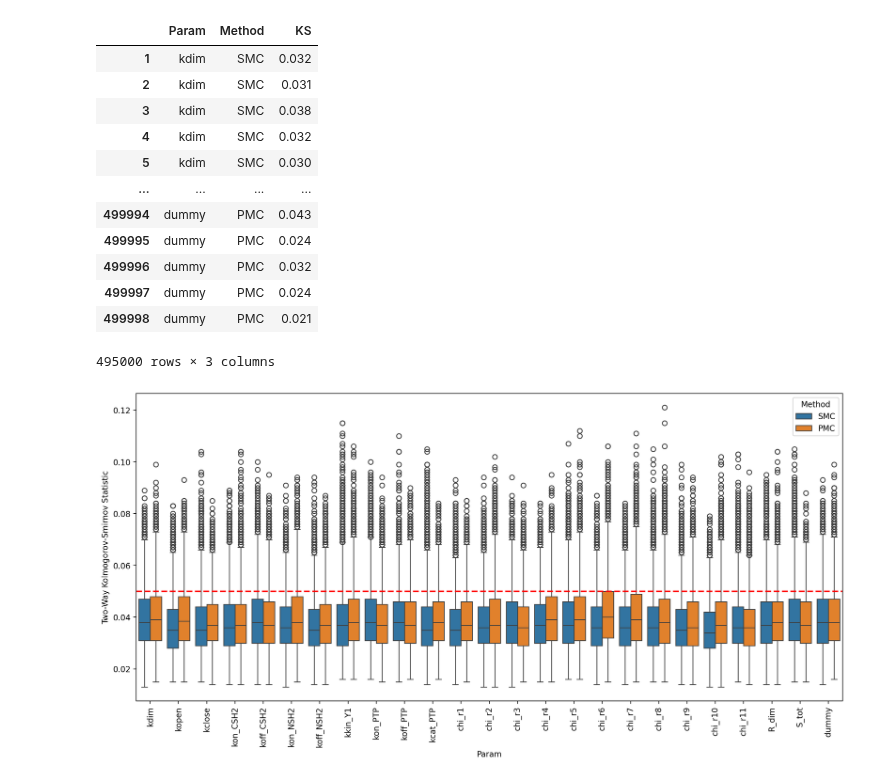
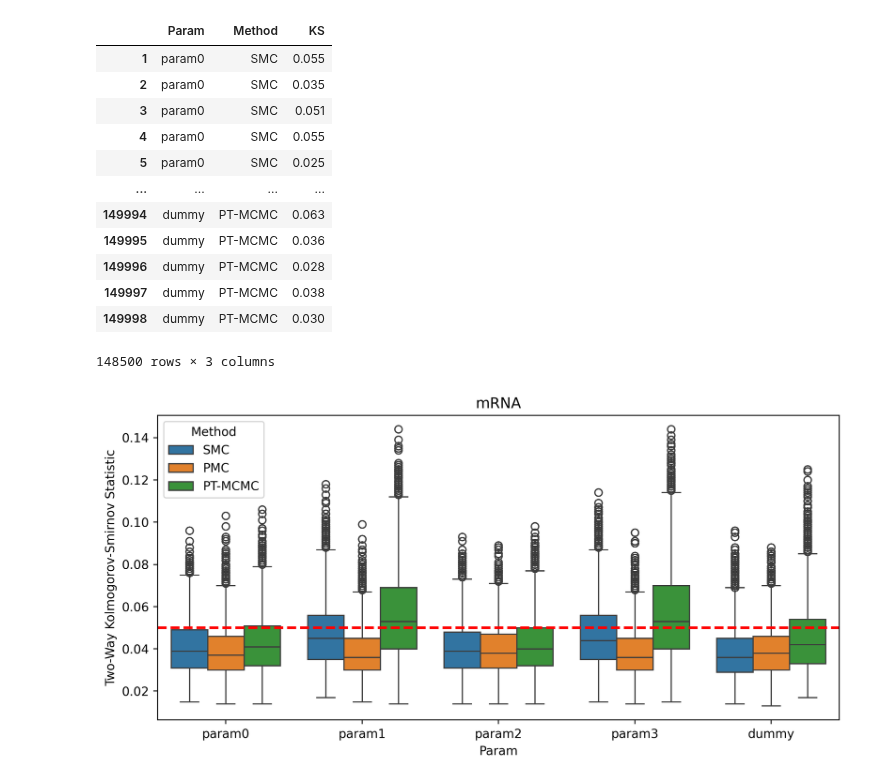
Before and after one commit to LarkinIt/BayesianBenchmark, a Jupyter notebook: vis_KS_stats.ipynb, the cells around one changed output. Saved outputs shown, nothing was run; the diff lists cells and outputs as text; code cells hidden in the pictures.

Commit message:
added title to KS plot

```diff
--- a/vis_KS_stats.ipynb
+++ b/vis_KS_stats.ipynb
@@ -3,27 +3,29 @@ import pandas as pd
 import matplotlib.pyplot as plt
 import seaborn as sns
 
-ks_df = pd.read_csv("Shp2_ks_data.csv", index_col=0)
+ks_df = pd.read_csv("results/linear_mRNA_self_reg_ks_data.csv", index_col=0)
+shorthand = "mRNA"
 ks_df
 # %% [output]
 |  | Param | Method | KS |
-| 1 | kdim | SMC | 0.032 |
-| 2 | kdim | SMC | 0.031 |
-| 3 | kdim | SMC | 0.038 |
-| 4 | kdim | SMC | 0.032 |
-| 5 | kdim | SMC | 0.030 |
+| 1 | param0 | SMC | 0.055 |
+| 2 | param0 | SMC | 0.035 |
+| 3 | param0 | SMC | 0.051 |
+| 4 | param0 | SMC | 0.055 |
+| 5 | param0 | SMC | 0.025 |
 | ... | ... | ... | ... |
-| 499994 | dummy | PMC | 0.043 |
-| 499995 | dummy | PMC | 0.024 |
-| 499996 | dummy | PMC | 0.032 |
-| 499997 | dummy | PMC | 0.024 |
-| 499998 | dummy | PMC | 0.021 |
+| 149994 | dummy | PT-MCMC | 0.063 |
+| 149995 | dummy | PT-MCMC | 0.036 |
+| 149996 | dummy | PT-MCMC | 0.028 |
+| 149997 | dummy | PT-MCMC | 0.038 |
+| 149998 | dummy | PT-MCMC | 0.030 |
-495000 rows × 3 columns
+148500 rows × 3 columns
 # %%
-plt.figure(figsize=(16,7), dpi=200)
+plt.figure(figsize=(10,4.5), dpi=350)
 sns.boxplot(data=ks_df, x="Param", hue="Method", y="KS", showfliers=True)
-plt.xticks(rotation=90);
+#plt.xticks(rotation=90);
 plt.ylabel("Two-Way Kolmogorov-Smirnov Statistic")
+plt.title(shorthand)
 plt.axhline(y=0.05, linestyle="--", color="r", lw=2);
 # %% [output]
-[figure, old version]
+[figure, new version]
```
